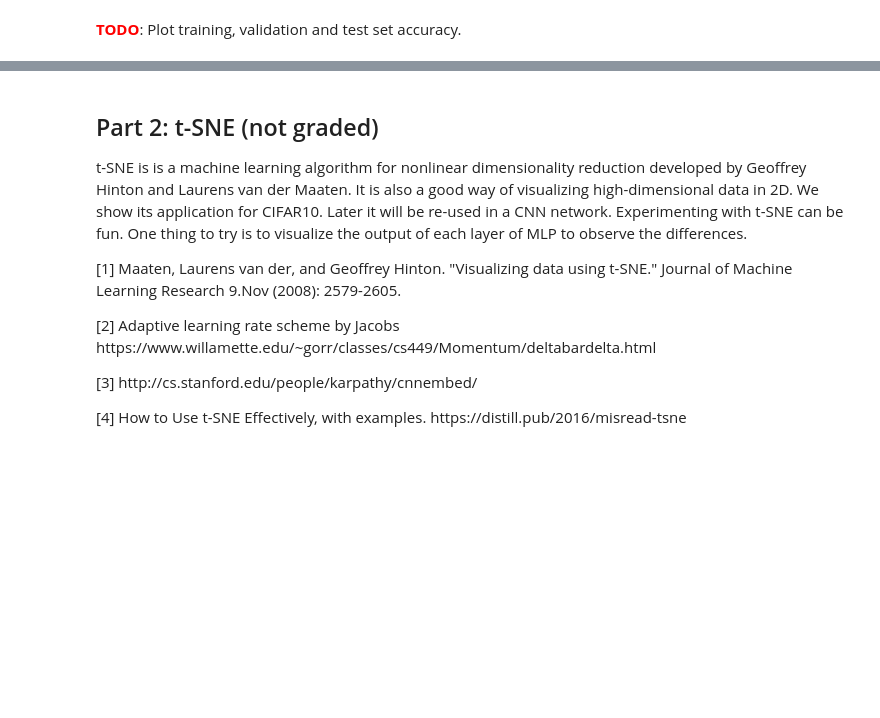
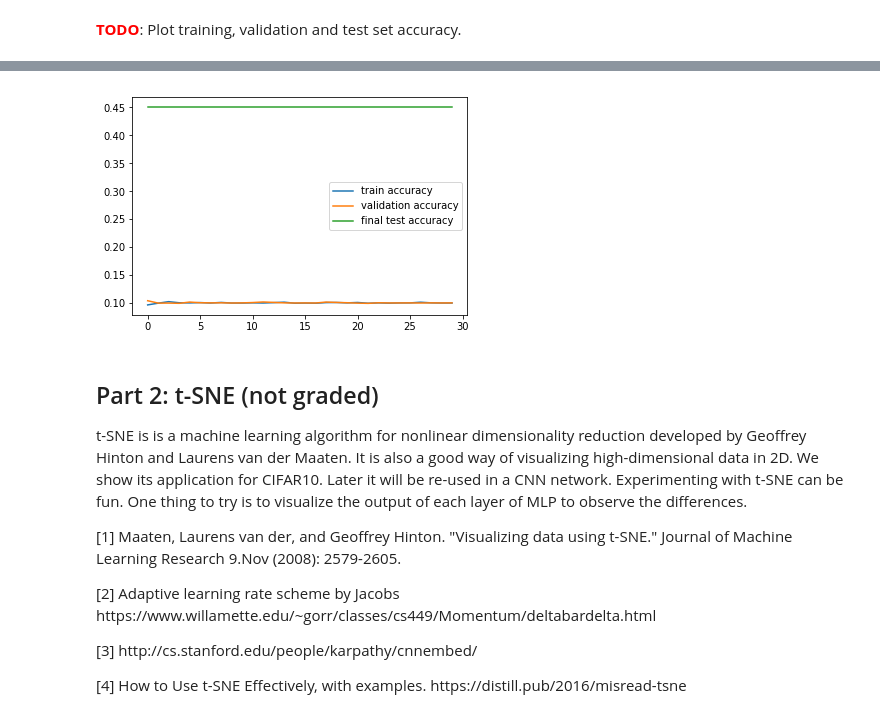
Before and after one commit to chintan94/dl-hw, a Jupyter notebook: hw1/assignment1/task3-dim_reduction.ipynb, the cells around one changed output, grey strips where cells are left out. Cells and saved outputs as stored; diff of their text form; code cells hidden in the pictures; blank space fills up the shorter version.

```diff
--- a/hw1/assignment1/task3-dim_reduction.ipynb
+++ b/hw1/assignment1/task3-dim_reduction.ipynb
@@ -148,2 +184,16 @@ from ecbm4040.classifiers.mlp import MLP
+# %%
+X_patch_train,P1,P2,P3 = preprocessing_pca(X_train,K)
+
+X_patch_1 = X_test[:,:,:,0]
+X_patch_2 = X_test[:,:,:,1]
+X_patch_3 = X_test[:,:,:,2]
+
+X_patch_1 = np.reshape(X_patch_1, (X_patch_1.shape[0], -1))
+X_patch_2 = np.reshape(X_patch_2, (X_patch_2.shape[0], -1))
+X_patch_3 = np.reshape(X_patch_3, (X_patch_3.shape[0], -1))
+
+X_patch_test = np.hstack((np.dot(X_patch_1,P1.T),np.dot(X_patch_2,P2.T),np.dot(X_patch_3,P3.T)))
+
+X_patch_val = X_patch_train[-num_validation:]
 # %% [markdown]
 <span style="color:red"><strong>TODO</strong></span>: Plot training, validation and test set accuracy.
@@ -151,0 +200,10 @@ from ecbm4040.classifiers.mlp import MLP
+# %%
+model = MLP(input_dim=600, hidden_dims=[100,50], num_classes=10, reg=0.1, weight_scale=1e-2)
+
+num_epoch = 30
+batch_size = 200
+lr = 1e-3
+verbose = False
+train_acc_hist, val_acc_hist = train(model, X_patch_train, y_train, X_patch_val, y_val,
+                  num_epoch=num_epoch, batch_size=batch_size, learning_rate=lr, verbose=verbose)
+test(model, X_patch_test, y_test)
@@ -152,3 +229,11 @@ from ecbm4040.classifiers.mlp import MLP
+# %%
+plt.plot(train_acc_hist, label="train accuracy")
+plt.plot(val_acc_hist, label="validation accuracy")
+plt.plot(range(30),[0.45]*30,label='final test accuracy')
+plt.legend()
+plt.show()
+# %% [output]
+[figure, added]
 # %% [markdown]
 ## Part 2: t-SNE (not graded)
 
```
Also changed, not shown: parts of 8 cells of this notebook, 2 other files.
